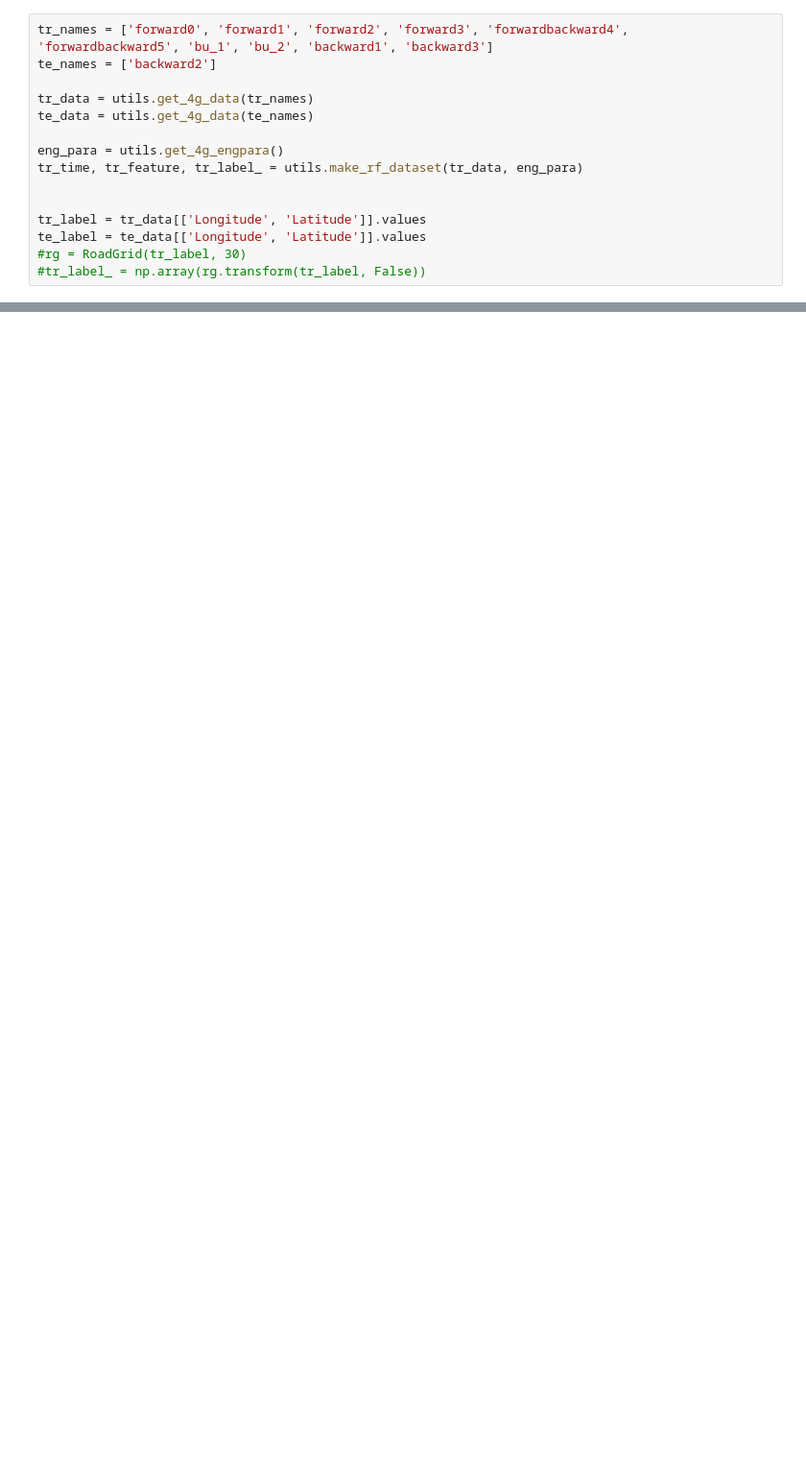
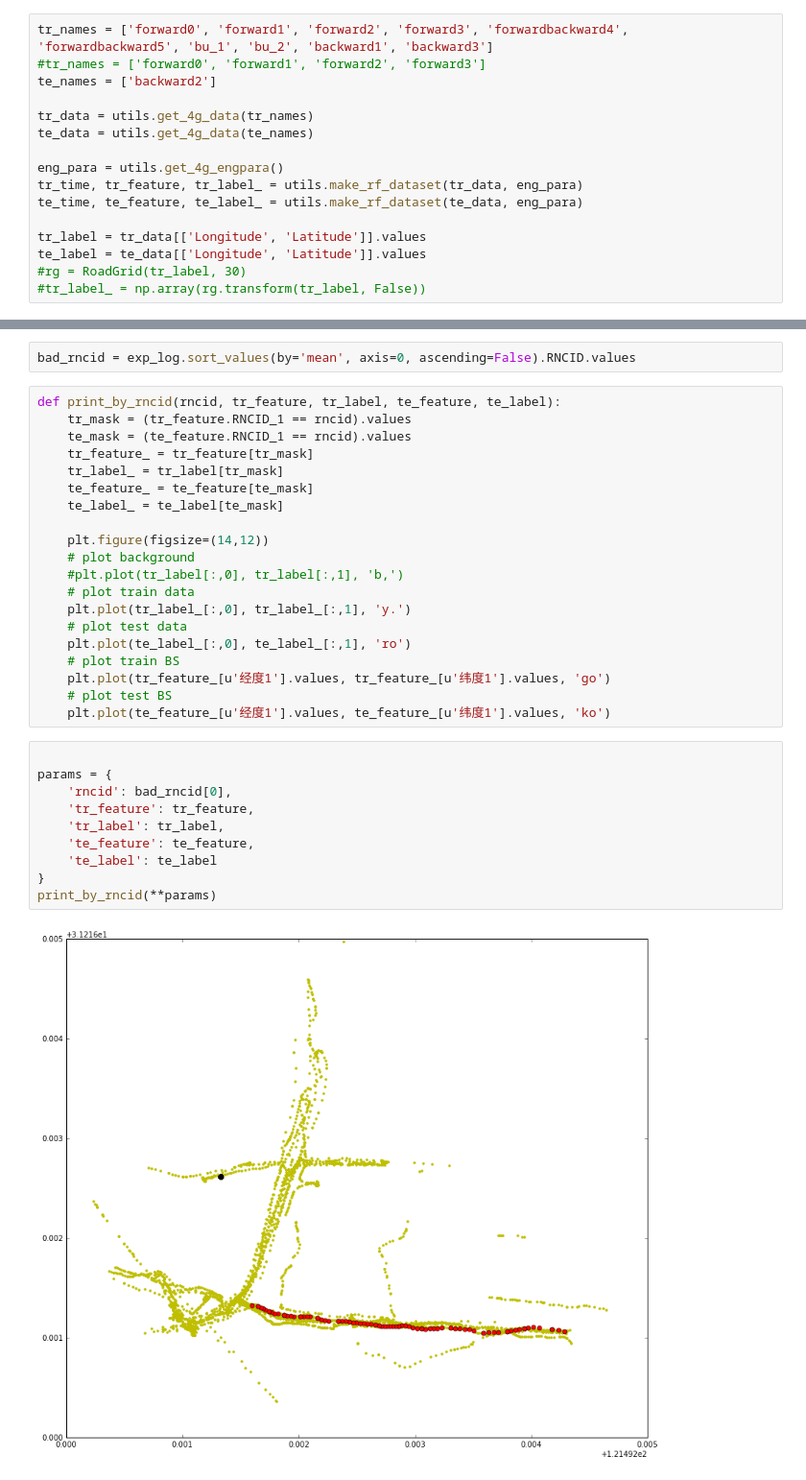
Before and after one commit to zhufangzhou/Imputation, a Jupyter notebook: exp_grid.ipynb, the cells around one changed output, grey strips where cells are left out. Shown at 96% size. Cells and saved outputs as stored; diff of their text form; blank space fills up the shorter version.

```diff
--- a/exp_grid.ipynb
+++ b/exp_grid.ipynb
@@ -15,5 +29,6 @@ from grid import RoadGrid
 # %%
 tr_names = ['forward0', 'forward1', 'forward2', 'forward3', 'forwardbackward4', 'forwardbackward5', 'bu_1', 'bu_2', 'backward1', 'backward3']
+#tr_names = ['forward0', 'forward1', 'forward2', 'forward3']
 te_names = ['backward2']
 
 tr_data = utils.get_4g_data(tr_names)
@@ -21,7 +36,7 @@ te_data = utils.get_4g_data(te_names)
 
 eng_para = utils.get_4g_engpara()
 tr_time, tr_feature, tr_label_ = utils.make_rf_dataset(tr_data, eng_para)
-
+te_time, te_feature, te_label_ = utils.make_rf_dataset(te_data, eng_para)
 
 tr_label = tr_data[['Longitude', 'Latitude']].values
 te_label = te_data[['Longitude', 'Latitude']].values
@@ -92,0 +128,34 @@ pd.DataFrame(exp_log, columns=header)
+# %%
+bad_rncid = exp_log.sort_values(by='mean', axis=0, ascending=False).RNCID.values
+# %%
+def print_by_rncid(rncid, tr_feature, tr_label, te_feature, te_label):
+    tr_mask = (tr_feature.RNCID_1 == rncid).values
+    te_mask = (te_feature.RNCID_1 == rncid).values
+    tr_feature_ = tr_feature[tr_mask]
+    tr_label_ = tr_label[tr_mask]
+    te_feature_ = te_feature[te_mask]
+    te_label_ = te_label[te_mask]
+
+    plt.figure(figsize=(14,12))
+    # plot background
+    #plt.plot(tr_label[:,0], tr_label[:,1], 'b,')
+    # plot train data
+    plt.plot(tr_label_[:,0], tr_label_[:,1], 'y.')
+    # plot test data
+    plt.plot(te_label_[:,0], te_label_[:,1], 'ro')
+    # plot train BS
+    plt.plot(tr_feature_[u'经度1'].values, tr_feature_[u'纬度1'].values, 'go')
+    # plot test BS
+    plt.plot(te_feature_[u'经度1'].values, te_feature_[u'纬度1'].values, 'ko')
+# %%
+
+params = {
+    'rncid': bad_rncid[0],
+    'tr_feature': tr_feature,
+    'tr_label': tr_label,
+    'te_feature': te_feature,
+    'te_label': te_label
+}
+print_by_rncid(**params)
+# %% [output]
+[figure, added]
```
Also changed, not shown: parts of 18 cells of this notebook, 2 other files.
